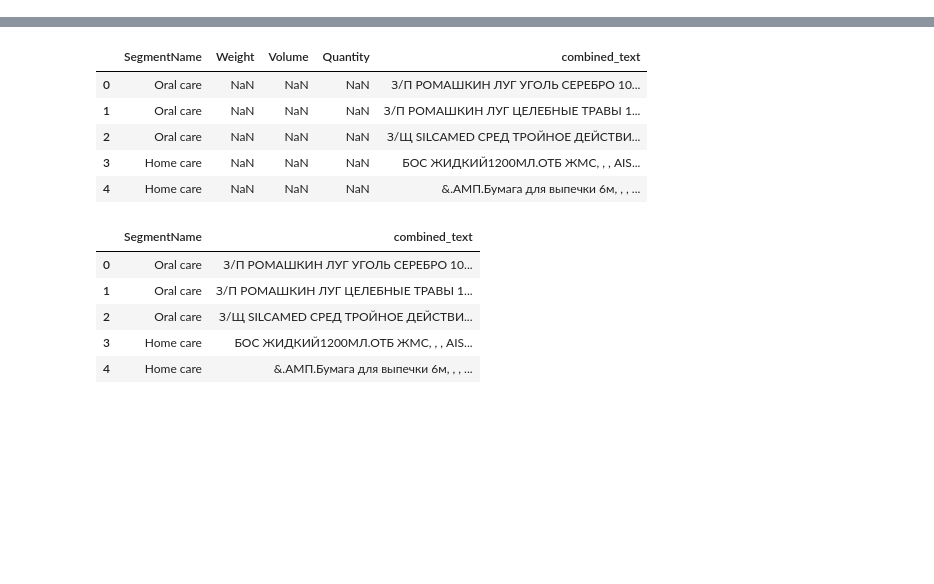
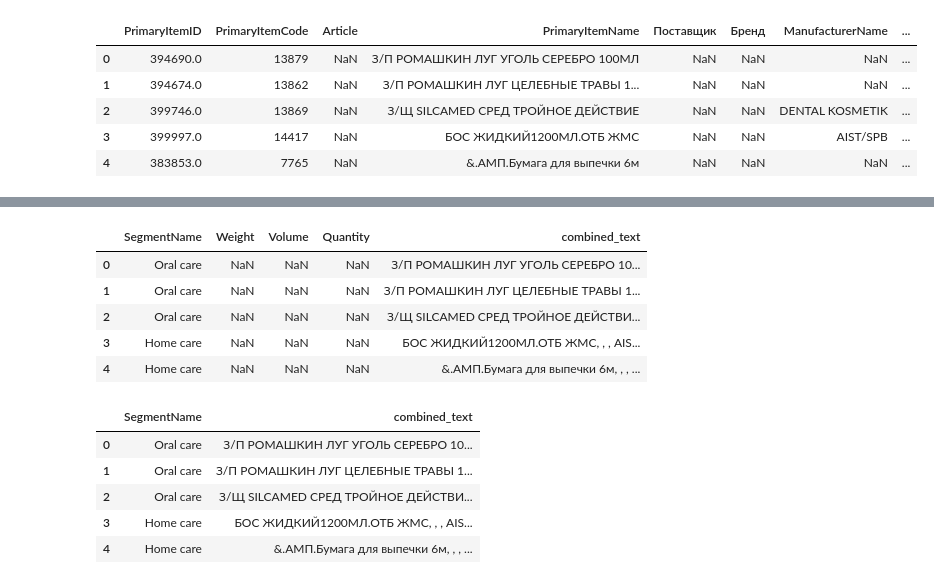
Before and after one commit to dmitryburn/checking_datasets, a Jupyter notebook: notebooks/splat.ipynb, the cells around one changed output, grey strips where cells are left out. Cells and saved outputs as stored; diff of their text form; code cells hidden in the pictures; blank space fills up the shorter version.

```diff
--- a/notebooks/splat.ipynb
+++ b/notebooks/splat.ipynb
@@ -31,0 +38,9 @@ df
+# %%
+df.head()
+# %% [output]
+|  | PrimaryItemID | PrimaryItemCode | Article | PrimaryItemName | Поставщик | Бренд | ManufacturerName | ... |
+| 0 | 394690.0 | 13879 | NaN | З/П РОМАШКИН ЛУГ УГОЛЬ СЕРЕБРО 100МЛ | NaN | NaN | NaN | ... |
+| 1 | 394674.0 | 13862 | NaN | З/П РОМАШКИН ЛУГ ЦЕЛЕБНЫЕ ТРАВЫ 1... | NaN | NaN | NaN | ... |
+| 2 | 399746.0 | 13869 | NaN | З/Щ SILCAMED СРЕД ТРОЙНОЕ ДЕЙСТВИЕ | NaN | NaN | DENTAL KOSMETIK | ... |
+| 3 | 399997.0 | 14417 | NaN | БОС ЖИДКИЙ1200МЛ.ОТБ ЖМС | NaN | NaN | AIST/SPB | ... |
+| 4 | 383853.0 | 7765 | NaN | &.АМП.Бумага для выпечки 6м | NaN | NaN | NaN | ... |
```
Also changed, not shown: parts of 4 cells of this notebook, 10 other files.
